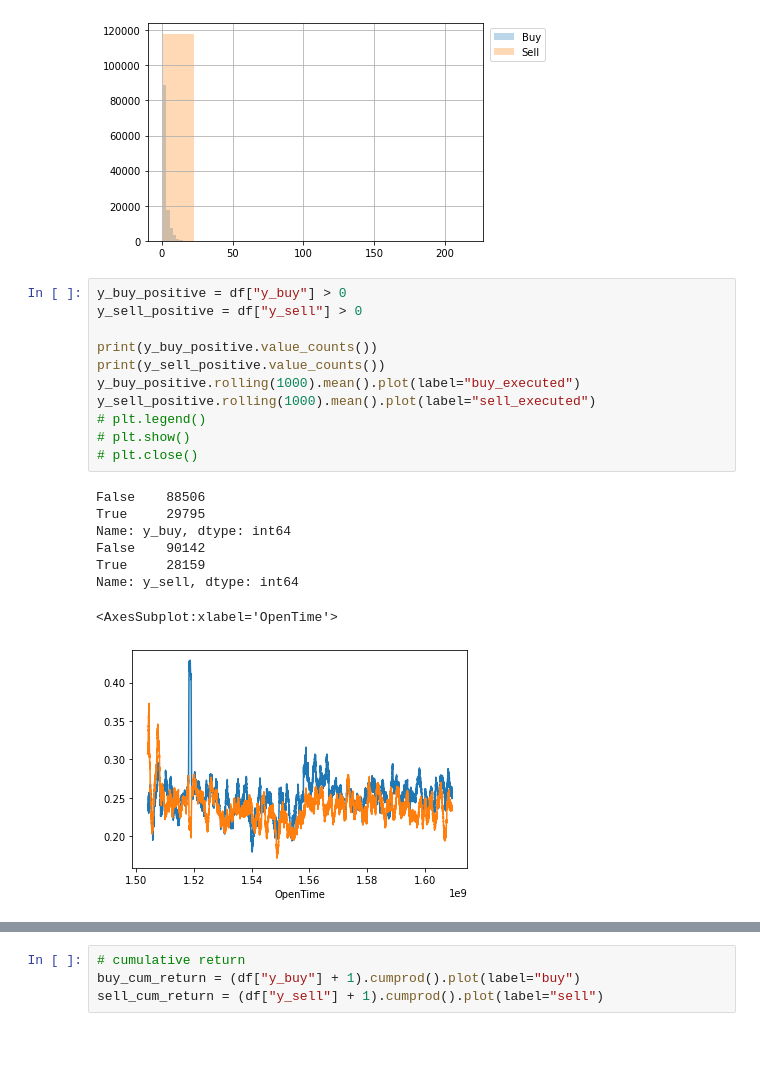
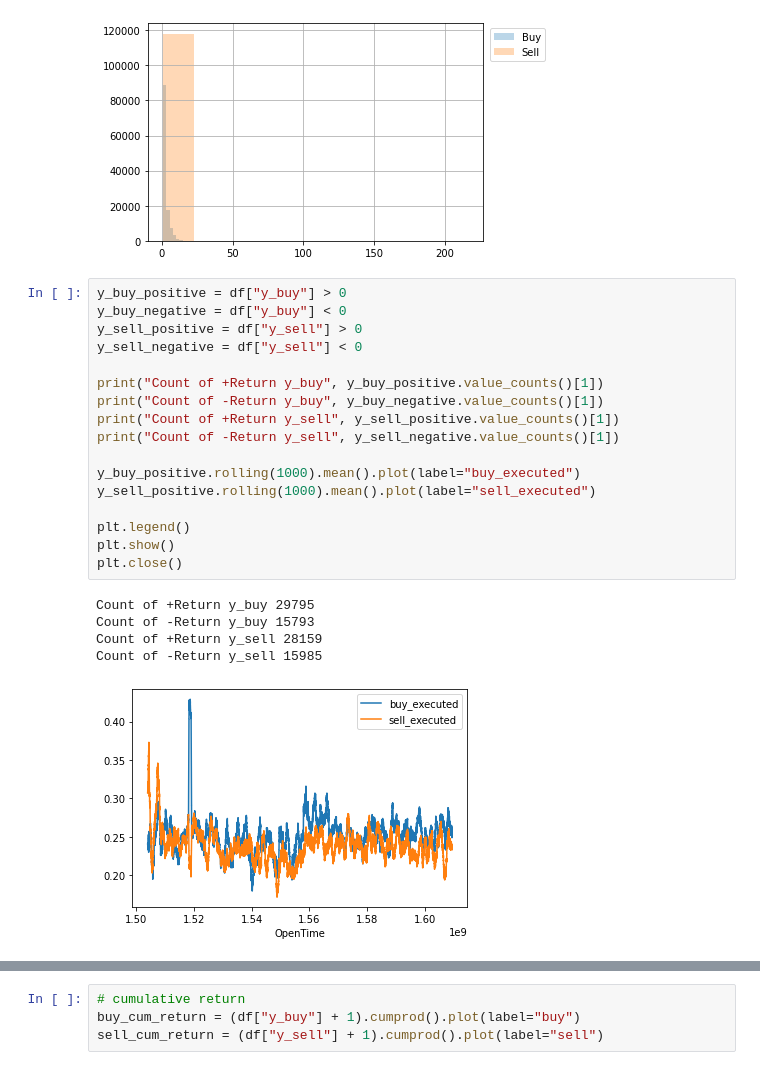
Before and after one commit to tsugumi-sys/crypto_model, a Jupyter notebook: EDA/agg_feature.ipynb, the cells around one changed output, grey strips where cells are left out. Saved outputs shown, nothing was run; the diff lists cells and outputs as text; blank space fills up the shorter version.

```diff
--- a/EDA/agg_feature.ipynb
+++ b/EDA/agg_feature.ipynb
@@ -113,21 +113,24 @@ plt.show()
 [figure]
 # %%
 y_buy_positive = df["y_buy"] > 0
+y_buy_negative = df["y_buy"] < 0
 y_sell_positive = df["y_sell"] > 0
+y_sell_negative = df["y_sell"] < 0
 
-print(y_buy_positive.value_counts())
-print(y_sell_positive.value_counts())
+print("Count of +Return y_buy", y_buy_positive.value_counts()[1])
+print("Count of -Return y_buy", y_buy_negative.value_counts()[1])
+print("Count of +Return y_sell", y_sell_positive.value_counts()[1])
+print("Count of -Return y_sell", y_sell_negative.value_counts()[1])
+
 y_buy_positive.rolling(1000).mean().plot(label="buy_executed")
 y_sell_positive.rolling(1000).mean().plot(label="sell_executed")
-# plt.legend()
-# plt.show()
-# plt.close()
+
+plt.legend()
+plt.show()
+plt.close()
 # %% [output]
-False    88506
-True     29795
-Name: y_buy, dtype: int64
-False    90142
-True     28159
-Name: y_sell, dtype: int64
+Count of +Return y_buy 29795
+Count of -Return y_buy 15793
+Count of +Return y_sell 28159
+Count of -Return y_sell 15985
-<AxesSubplot:xlabel='OpenTime'>
-[figure, old version]
+[figure, new version]
```
Also changed, not shown: parts of 6 cells of this notebook, 3 other files.
